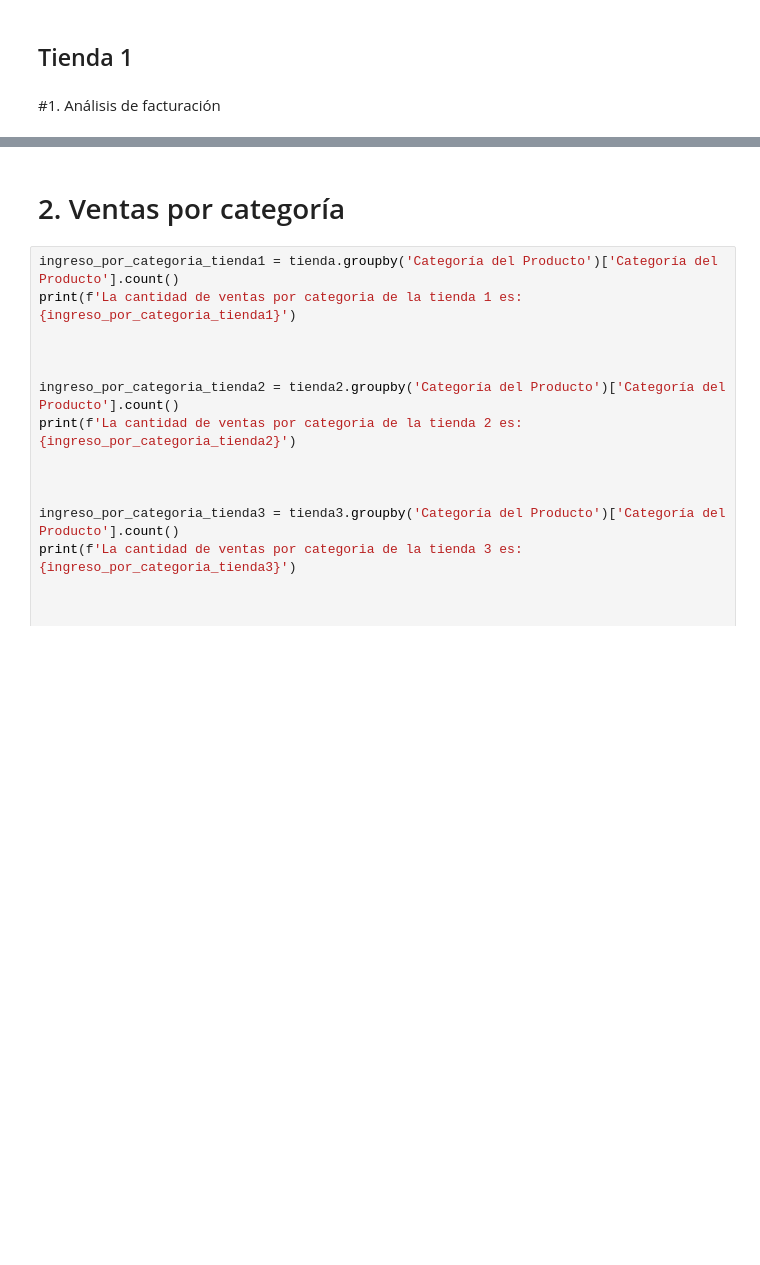
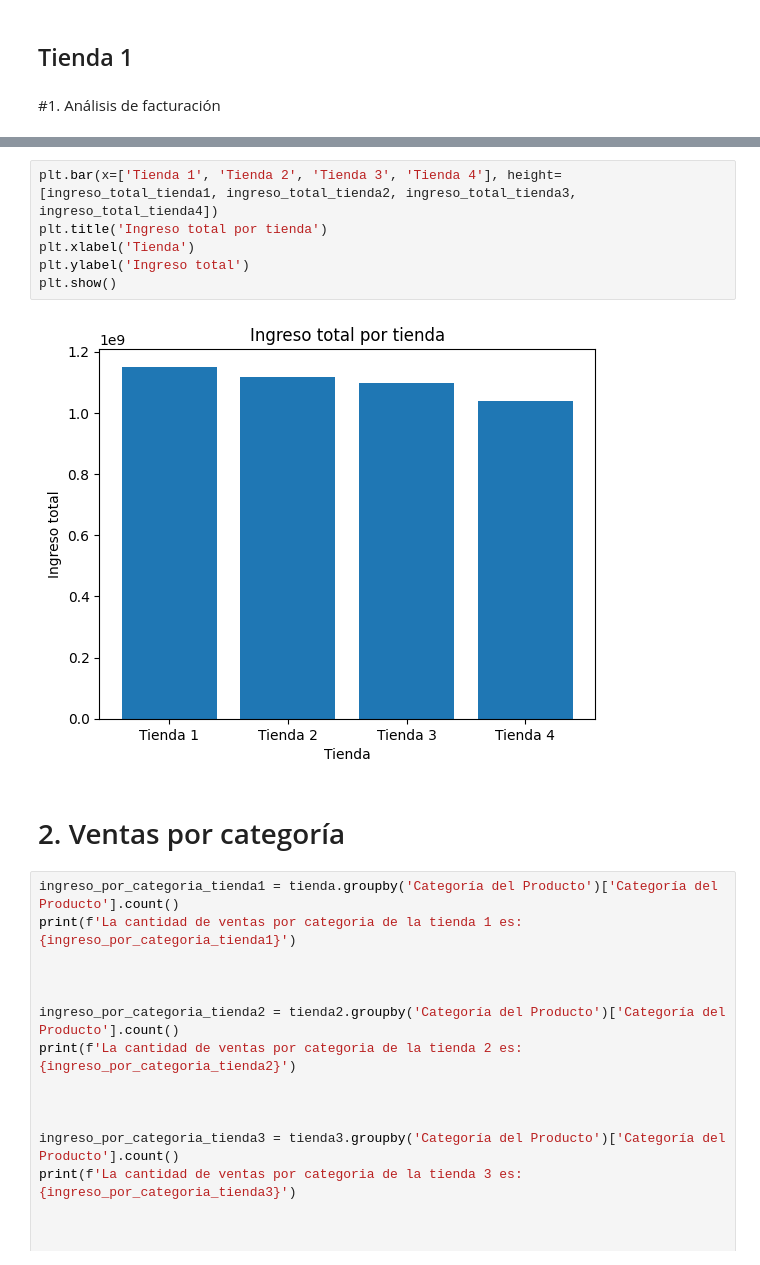
Before and after one commit to arnaldourbina/challenge1-data-science-latam, a Jupyter notebook: AluraStoreLatam.ipynb, the cells around one changed output, grey strips where cells are left out. Drawn from its saved outputs; the diff is of its cells as text; blank space fills up the shorter version.

```diff
--- a/AluraStoreLatam.ipynb
+++ b/AluraStoreLatam.ipynb
@@ -100,3 +88,11 @@ Name: Precio, dtype: float64
+# %%
+plt.bar(x=['Tienda 1', 'Tienda 2', 'Tienda 3', 'Tienda 4'], height=[ingreso_total_tienda1, ingreso_total_tienda2, ingreso_total_tienda3, ingreso_total_tienda4])
+plt.title('Ingreso total por tienda')
+plt.xlabel('Tienda')
+plt.ylabel('Ingreso total')
+plt.show()
+# %% [output]
+[figure, added]
 # %% [markdown]
 # 2. Ventas por categoría
 # %%
```
Also changed, not shown: parts of 12 cells of this notebook.
